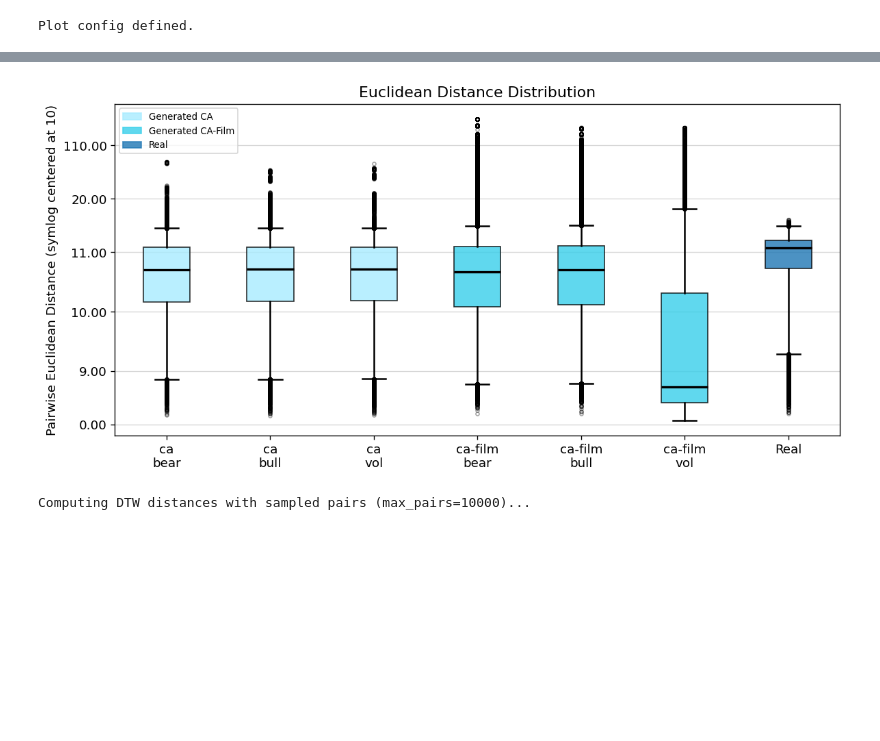
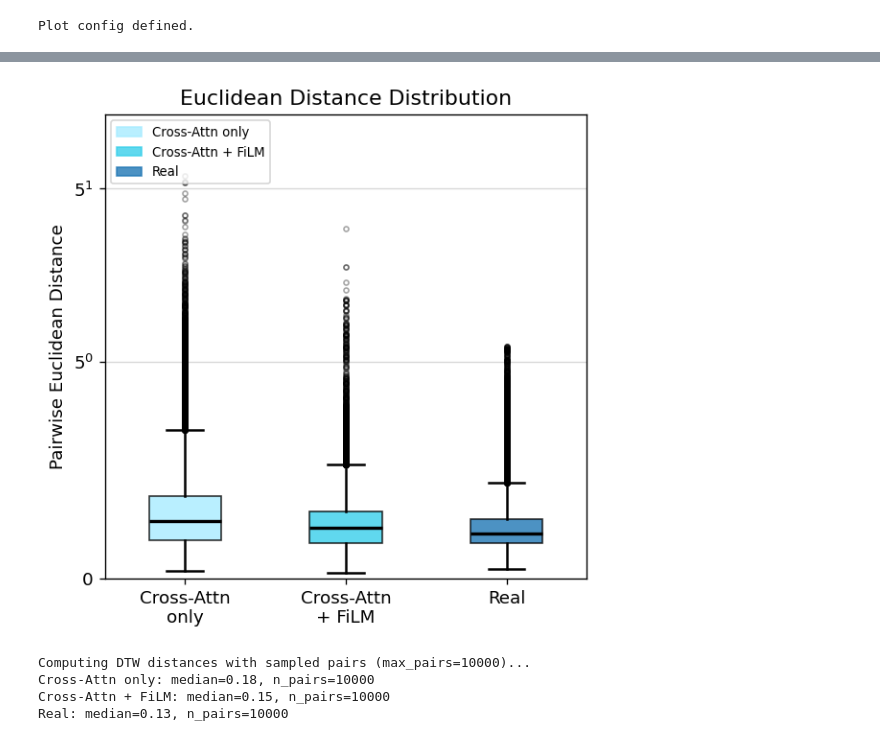
Before and after one commit to AHHHHHH0-0/Extending-CoFinDiff, a Jupyter notebook: notebooks/eval/diversity.ipynb, the cells around one changed output, grey strips where cells are left out. Saved outputs shown, nothing was run; the diff lists cells and outputs as text; code cells hidden in the pictures; blank space fills up the shorter version.

Commit message:
diversity

```diff
--- a/notebooks/eval/diversity.ipynb
+++ b/notebooks/eval/diversity.ipynb
@@ -139,83 +116,65 @@ real                        3.84      10.73      11.22      11.69      14.10
 # %%
-fig, ax = plt.subplots(figsize=(10, 5))
+fig, ax = plt.subplots(figsize=(5, 5))
 
-# Values
-center_value = 10
-euc_series = [euc_gen[(model, cond_key)] for model, cond_key in gen_keys] + [euc_real]
-shifted_euc_series = [vals - center_value for vals in euc_series]
+euc_series = [euc_gen[model] for model in MODEL_ORDER] + [euc_real]
+tick_labels = ['Cross-Attn\nonly', 'Cross-Attn\n+ FiLM', 'Real']
+box_colors = [C_GEN_CA, C_GEN_CAFILM, C_REAL]
 
-# Tick labels
-tick_labels = [f'{model}\n{cond_key}' for model, cond_key in gen_keys] + ['Real']
-
-# Boxplot
 bp = ax.boxplot(
-    shifted_euc_series,
+    euc_series,
     tick_labels=tick_labels,
     patch_artist=True,
     widths=0.45,
     medianprops=dict(color='black', linewidth=2),
     whiskerprops=dict(linewidth=1.5),
     capprops=dict(linewidth=1.5),
     flierprops=dict(marker='o', markersize=3, alpha=0.35, linestyle='none'),
 )
 
-# Set colors, transparency
-for i, (model, _cond_key) in enumerate(gen_keys):
-    color = C_GEN_CA if model == 'ca' else C_GEN_CAFILM
-    bp['boxes'][i].set_facecolor(color)
-    bp['boxes'][i].set_alpha(0.8)
+for box, color in zip(bp['boxes'], box_colors):
+    box.set_facecolor(color)
+    box.set_alpha(0.8)
 
-bp['boxes'][-1].set_facecolor(C_REAL)
-bp['boxes'][-1].set_alpha(0.8)
+ax.set_title('Euclidean Distance Distribution')
+ax.set_ylabel('Pairwise Euclidean Distance')
+ax.set_yscale('symlog', linthresh=1, base=5)
+ax.set_ylim(bottom=0, top=10)
 
-# Axis settings
-ax.set_title('Euclidean Distance Distribution')
-ax.set_ylabel('Pairwise Euclidean Distance (symlog centered at 10)')
-ax.set_yscale('symlog', linthresh=1)
-
-# Relabel shifted y ticks back to original scale
-yticks = ax.get_yticks()
-ax.set_yticks(yticks)
-ax.set_yticklabels([f'{tick + center_value:.2f}' for tick in yticks])
-
-# Legend
-gen_ca_handle = mpatches.Patch(color=C_GEN_CA, alpha=0.8, label='Generated CA')
-gen_cafilm_handle = mpatches.Patch(color=C_GEN_CAFILM, alpha=0.8, label='Generated CA-Film')
+gen_ca_handle = mpatches.Patch(color=C_GEN_CA, alpha=0.8, label=MODEL_LABELS['ca'])
+gen_cafilm_handle = mpatches.Patch(color=C_GEN_CAFILM, alpha=0.8, label=MODEL_LABELS['ca-film'])
 real_handle = mpatches.Patch(color=C_REAL, alpha=0.8, label='Real')
 ax.legend(handles=[gen_ca_handle, gen_cafilm_handle, real_handle], loc='upper left', fontsize=8)
 
-# Plot
 ax.grid(axis='y', alpha=0.5)
 plt.tight_layout()
 plt.savefig('../../figures/diversity_euclidean.png', dpi=150, bbox_inches='tight')
 plt.show()
 # %% [output]
-[figure, old version]
+[figure, new version]
 # %%
 """
-2.2 - DTW diversity metrics.
+2.2 - DTW diversity metrics (pooled per model).
 """
 
 DTW_MAX_PAIRS = 10000
 print(f'Computing DTW distances with sampled pairs (max_pairs={DTW_MAX_PAIRS})...')
 
 dtw_gen = {}
-for model, cond_key in gen_keys:
-    arr = gen_data[model][cond_key]['samples']
+for model in MODEL_ORDER:
+    arr = gen_data[model]
     idx_i, idx_j = sample_pair_indices(arr.shape[0], DTW_MAX_PAIRS, rng)
     d = dtw_on_pairs(arr, idx_i, idx_j)
-    dtw_gen[(model, cond_key)] = d
-
+    dtw_gen[model] = d
     stats = summarize_distances(d)
-    stats['dataset'] = f'generated_{model}'
-    stats['condition'] = cond_key
+    print(f"{MODEL_LABELS[model]}: median={stats['median']:.2f}, n_pairs={stats['n_pairs']}")
 
 idx_i_real_dtw, idx_j_real_dtw = sample_pair_indices(real_np.shape[0], DTW_MAX_PAIRS, rng)
 dtw_real = dtw_on_pairs(real_np, idx_i_real_dtw, idx_j_real_dtw)
-for cond_key in cond_keys:
-    stats = summarize_distances(dtw_real)
-    stats['dataset'] = 'real'
-    stats['condition'] = cond_key
+stats = summarize_distances(dtw_real)
+print(f"Real: median={stats['median']:.2f}, n_pairs={stats['n_pairs']}")
 # %% [output]
 Computing DTW distances with sampled pairs (max_pairs=10000)...
+Cross-Attn only: median=0.18, n_pairs=10000
+Cross-Attn + FiLM: median=0.15, n_pairs=10000
+Real: median=0.13, n_pairs=10000
 # %%
```
Also changed, not shown: parts of 4 cells of this notebook, 3 other files.
